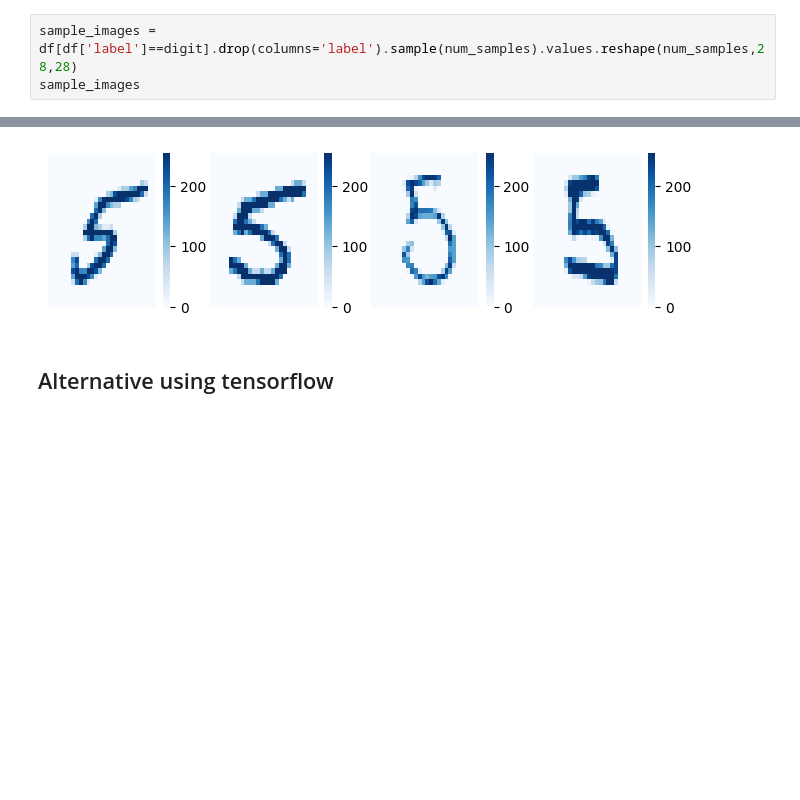
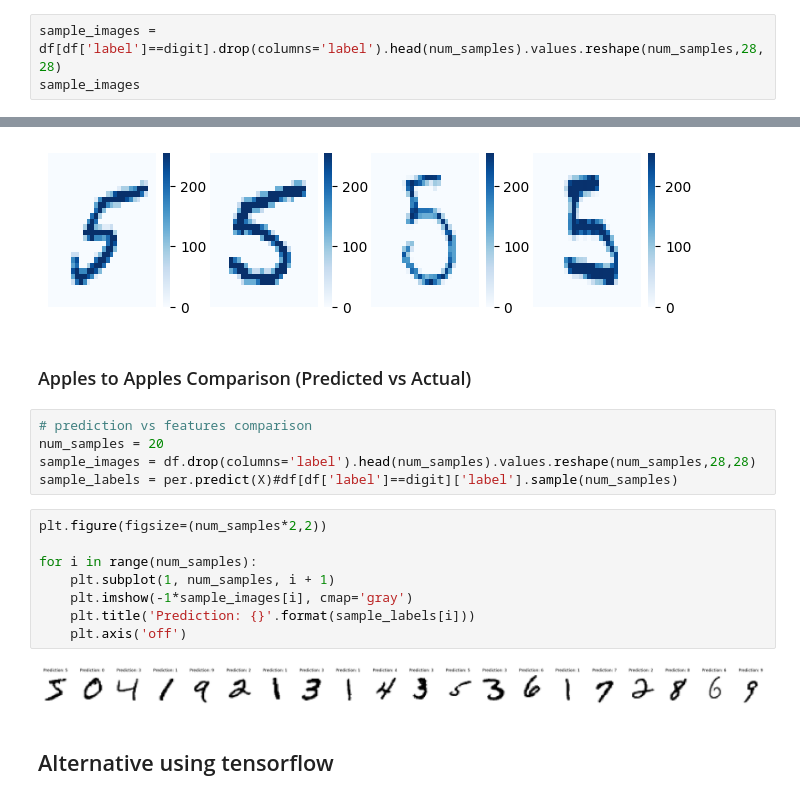
Before and after one commit to BasselD/ai-ml-training, a Jupyter notebook: 05_deep_learning/perceptron_based_classification.ipynb, the cells around one changed output, grey strips where cells are left out. Drawn from its saved outputs; the diff is of its cells as text; blank space fills up the shorter version.

Commit message:
additional visual examples

```diff
--- a/05_deep_learning/perceptron_based_classification.ipynb
+++ b/05_deep_learning/perceptron_based_classification.ipynb
@@ -119,7 +119,7 @@ Accuracy of the model:  0.8745
 num_samples = 4
 digit = 5
 # %%
-sample_images = df[df['label']==digit].drop(columns='label').sample(num_samples).values.reshape(num_samples,28,28)
+sample_images = df[df['label']==digit].drop(columns='label').head(num_samples).values.reshape(num_samples,28,28)
 sample_images
 # %% [output]
 array([[[0, 0, 0, ..., 0, 0, 0],
@@ -164,6 +155,23 @@ for i in range(num_samples):
     plt.axis('off')
 # %% [output]
 [figure]
+# %% [markdown]
+### Apples to Apples Comparison (Predicted vs Actual)
+# %%
+# prediction vs features comparison
+num_samples = 20
+sample_images = df.drop(columns='label').head(num_samples).values.reshape(num_samples,28,28)
+sample_labels = per.predict(X)#df[df['label']==digit]['label'].sample(num_samples)
+# %%
+plt.figure(figsize=(num_samples*2,2))
+
+for i in range(num_samples):
+    plt.subplot(1, num_samples, i + 1)
+    plt.imshow(-1*sample_images[i], cmap='gray')
+    plt.title('Prediction: {}'.format(sample_labels[i]))
+    plt.axis('off')
+# %% [output]
+[figure, added]
 # %% [markdown]
 ## Alternative using tensorflow
 # %%
```
Also changed, not shown: parts of 1 cell of this notebook.
